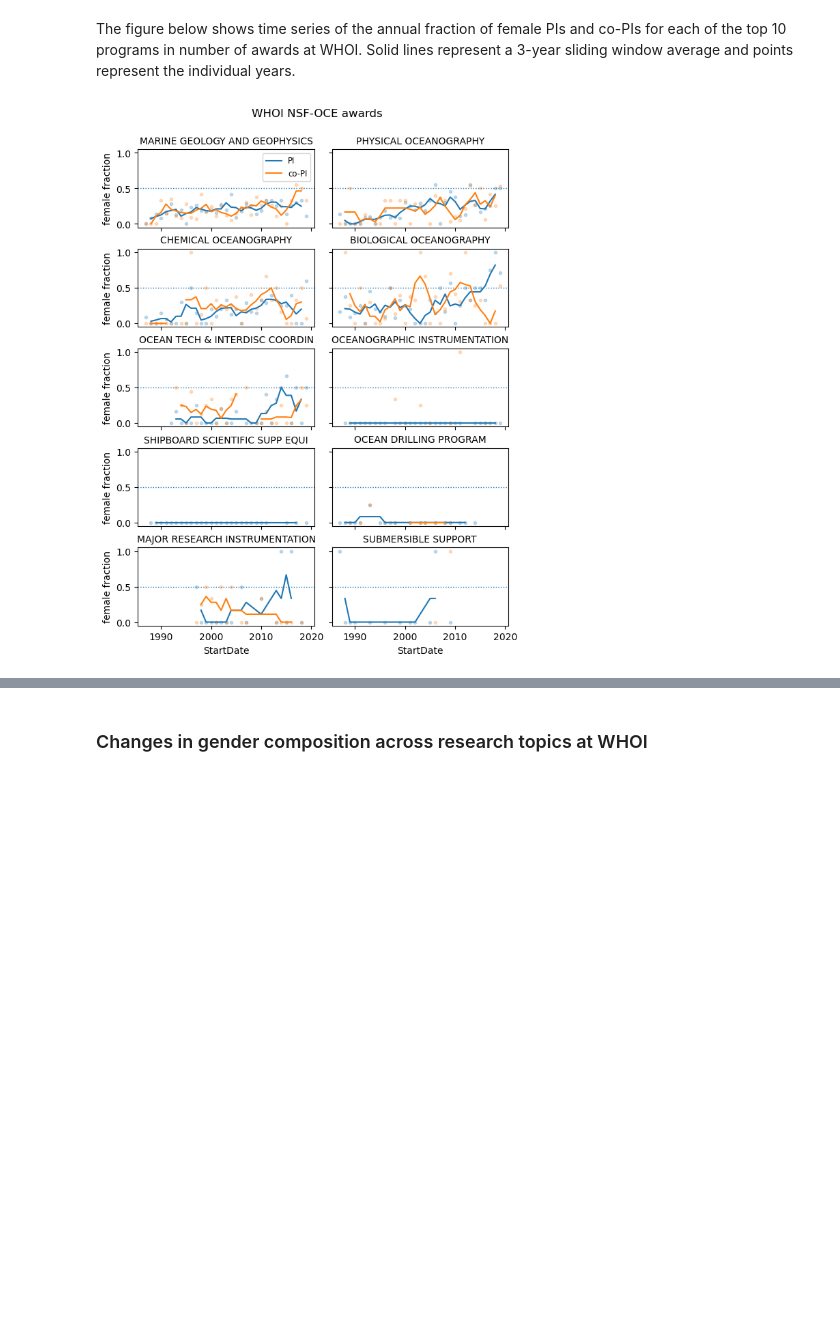
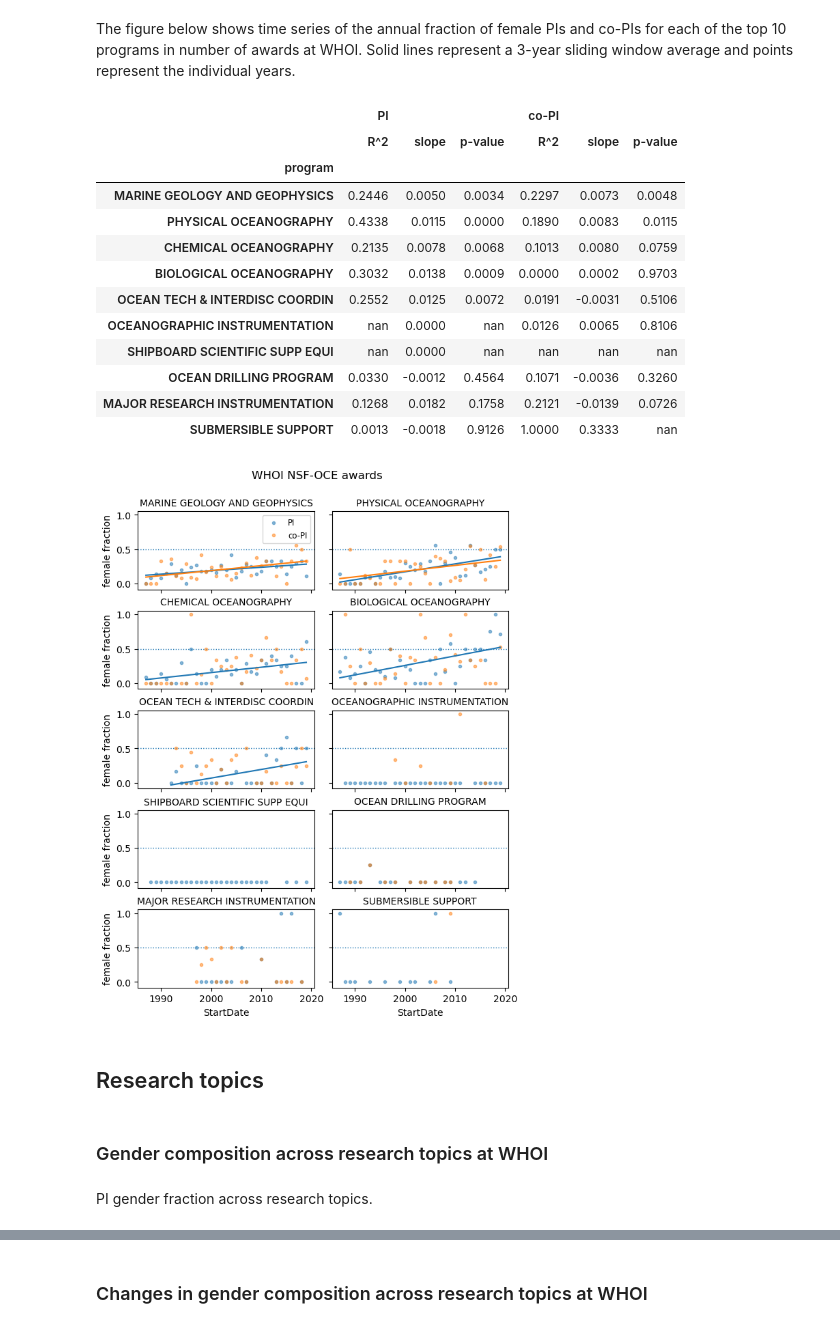
Before and after one commit to idlima/nsf-oce-gender, a Jupyter notebook: 06_analysis_whoi.ipynb, the cells around one changed output, grey strips where cells are left out. Cells and saved outputs as stored; diff of their text form; code cells hidden in the pictures; blank space fills up the shorter version.

```diff
--- a/06_analysis_whoi.ipynb
+++ b/06_analysis_whoi.ipynb
@@ -109,5 +203,12 @@ whoi_top10_programs = pd.DataFrame({'number of awards':
                                     whoi_awards.groupby('program')['Abstract'].count().sort_values(
                                         ascending=False)[:10]})
 whoi_top10_programs['percentage of total'] = whoi_top10_programs['number of awards'] / len(awards) * 100
+whoi_top10_programs['cum percentage of total'] = whoi_top10_programs['percentage of total'].cumsum()
+
+fig, ax = plt.subplots(figsize=(9.5, 4.8))
+fig.subplots_adjust(left=0.325)
+_ = whoi_top10_programs['percentage of total'].plot(kind='barh',ax=ax, width=0.8)
+_ = ax.set(title='WHOI NSF-OCE awards', xlabel='% of total number of awards')
+
 whoi_top10_programs
 # %% [output]
@@ -253,0 +346,10 @@ atype_whoi_amount.style.format('${0:,.2f}', subset='amount awarded')
+# %%
+by_program_copi = pd.DataFrame({'female': df_prog.groupby(['program'])['co-PI_female_frac'].mean()})
+by_program_copi['male'] = 1 - by_program_copi.female
+by_program_copi = by_program_copi.sort_values('male')
+
+fig, ax = plt.subplots()
+_ = by_program_copi[['male','female']].plot(kind='barh', ax=ax, width=0.9)
+_ = ax.set(title='NSF-OCE awards', xlabel='co-PI gender fraction')
+
+by_program_copi
@@ -261,34 +377,80 @@ df_prog = whoi_awards[whoi_awards.program.isin(whoi_top10_programs.index)]
 df = df_prog.groupby(['program',df_prog.StartDate.dt.year,'PI_gender'])['Abstract'].count().unstack()
 whoi_pi_gender_by_program = df.fillna(0).divide(df.sum(axis=1), axis=0)
 
 # female & male fraction of co-PIs
 whoi_copi_gender_by_program = pd.DataFrame({'female':
                                             df_prog.groupby(['program',df_prog.StartDate.dt.year])
                                             ['co-PI_female_frac'].mean()})
 whoi_copi_gender_by_program['male'] = 1 - whoi_copi_gender_by_program.female
 
 # female fraction of PIs & co-PIs
 whoi_female_frac_by_program = pd.DataFrame({'PI':whoi_pi_gender_by_program['female'],
                                             'co-PI':whoi_copi_gender_by_program['female']})
 
 nn = 3 # size of moving window (years)
-alpha = 0.25
+alpha = 0.5
 
 fig, axs = plt.subplots(5, 2, sharex=True, sharey=True, figsize=(7, 9))
 fig.subplots_adjust(hspace=0.275, wspace=0.1, top=0.9)
+params = []
 for ax, prog in zip(axs.ravel(), whoi_top10_programs.index):
     if prog == 'MARINE GEOLOGY AND GEOPHYSICS':
         legend = True
     else:
         legend=False
-    _ = whoi_female_frac_by_program.loc[prog].plot(ax=ax, style=['C0.','C1.'],legend=False, alpha=alpha)
-    _ = whoi_female_frac_by_program.loc[prog].rolling(nn, center=True).mean().plot(ax=ax, legend=legend)
+    _ = whoi_female_frac_by_program.loc[prog].plot(ax=ax, style=['C0.','C1.'],legend=legend, alpha=alpha)
+#     _ = whoi_female_frac_by_program.loc[prog].rolling(nn, center=True).mean().plot(ax=ax, legend=legend)
+
+    y = whoi_female_frac_by_program.loc[prog,'PI'].dropna()
+    if y.size > 1:
+        reg1, X = linreg(whoi_female_frac_by_program.loc[prog].index, y)
+        rs1, sl1, pv1 = reg1.rsquared,reg1.params[1],reg1.pvalues[1]
+        if reg1.pvalues[1]<0.05:
+            _ = ax.plot(whoi_female_frac_by_program.loc[prog].index, reg1.predict(X), 'C0')
+    else:
+        rs1, sl1, pv1 = np.nan, np.nan, np.nan
+
+    y = whoi_female_frac_by_program.loc[prog,'co-PI'].dropna()
+    if y.size > 1:
+        reg2, X = linreg(whoi_female_frac_by_program.loc[prog].dropna().index, y)
+        rs2, sl2, pv2 = reg2.rsquared,reg2.params[1],reg2.pvalues[1]
+        if reg2.pvalues[1]<0.05:
+            _ = ax.plot(whoi_female_frac_by_program.loc[prog].dropna().index, reg2.predict(X), 'C1')
+    else:
+        rs2, sl2, pv2 = np.nan, np.nan, np.nan
+
+    params.append([rs1,sl1,pv1,rs2,sl2,pv2])
+
     _ = ax.set_title(prog, fontsize=10)
     x0, x1 = ax.get_xlim()
     _ = ax.hlines(0.5, x0, x1, linestyles='dotted', linewidth=1)
     _ = ax.set_xlim(x0,x1)
 for i in range(5):
     _ = axs[i,0].set_ylabel('female fraction')
 _ = fig.text(0.5,0.95,'WHOI NSF-OCE awards', ha='center', va='bottom', fontsize=12)
+
+lr_stats = pd.DataFrame(np.array(params), index=whoi_top10_programs.index,
+                        columns=[['PI','PI','PI','co-PI','co-PI','co-PI'],
+                                 ['R^2','slope','p-value','R^2','slope','p-value']])
+lr_stats.style.format('{:.4f}', subset=['PI','co-PI'])
 # %% [output]
+|  | PI |  |  | co-PI |  |  |
+|  | R^2 | slope | p-value | R^2 | slope | p-value |
+| program |  |  |  |  |  |  |
+| MARINE GEOLOGY AND GEOPHYSICS | 0.2446 | 0.0050 | 0.0034 | 0.2297 | 0.0073 | 0.0048 |
+| PHYSICAL OCEANOGRAPHY | 0.4338 | 0.0115 | 0.0000 | 0.1890 | 0.0083 | 0.0115 |
+| CHEMICAL OCEANOGRAPHY | 0.2135 | 0.0078 | 0.0068 | 0.1013 | 0.0080 | 0.0759 |
+| BIOLOGICAL OCEANOGRAPHY | 0.3032 | 0.0138 | 0.0009 | 0.0000 | 0.0002 | 0.9703 |
+| OCEAN TECH & INTERDISC COORDIN | 0.2552 | 0.0125 | 0.0072 | 0.0191 | -0.0031 | 0.5106 |
+| OCEANOGRAPHIC INSTRUMENTATION | nan | 0.0000 | nan | 0.0126 | 0.0065 | 0.8106 |
+| SHIPBOARD SCIENTIFIC SUPP EQUI | nan | 0.0000 | nan | nan | nan | nan |
+| OCEAN DRILLING PROGRAM | 0.0330 | -0.0012 | 0.4564 | 0.1071 | -0.0036 | 0.3260 |
+| MAJOR RESEARCH INSTRUMENTATION | 0.1268 | 0.0182 | 0.1758 | 0.2121 | -0.0139 | 0.0726 |
+| SUBMERSIBLE SUPPORT | 0.0013 | -0.0018 | 0.9126 | 1.0000 | 0.3333 | nan |
-[figure, old version]
+[figure, new version]
+# %% [markdown]
+## Research topics
+# %% [markdown]
+### Gender composition across research topics at WHOI
+# %% [markdown]
+PI gender fraction across research topics.
```
Also changed, not shown: parts of 37 cells of this notebook, 1 other file.
